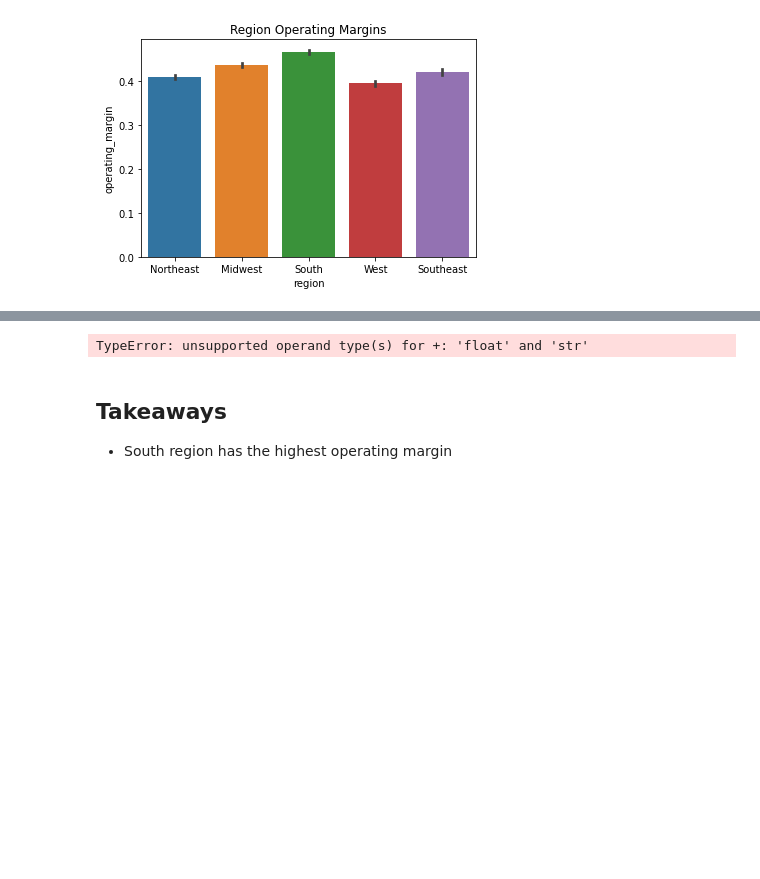
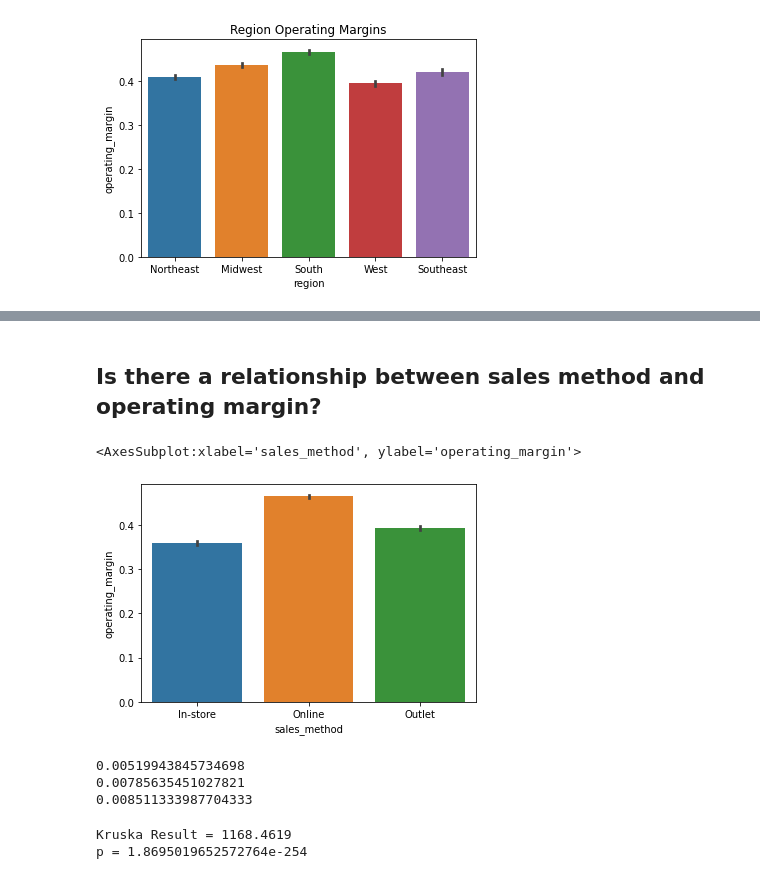
Before and after one commit to allantestaten/adidas_classification, a Jupyter notebook: scratch_notebook.ipynb, the cells around one changed output, grey strips where cells are left out. Cells and saved outputs as stored; diff of their text form; code cells hidden in the pictures; blank space fills up the shorter version.

```diff
--- a/scratch_notebook.ipynb
+++ b/scratch_notebook.ipynb
@@ -311,0 +393,9 @@ sns.barplot(data=train, x="region", y="operating_margin").set(title= "Region Ope
+# %% [markdown]
+## Is there a relationship between sales method and operating margin?
+# %%
+# Bar chart of operating margin for retailers
+sns.barplot(data=train,
+    x="sales_method", y="operating_margin")
+# %% [output]
+<AxesSubplot:xlabel='sales_method', ylabel='operating_margin'>
+[figure, added]
@@ -312,11 +407,19 @@ sns.barplot(data=train, x="region", y="operating_margin").set(title= "Region Ope
+# %%
+# find variances of each region
+for df in (in_store,online,outlet):
+    # printing number of unique values for each categorial variable
+    print( df.var())
+# %% [output]
+0.00519943845734698
+0.00785635451027821
+0.008511333987704333
 # %%
 # statistical test /#pearsonr test
-corr, p = stats.pearsonr(train['region'], train.operating_margin)
-print(f'Correlation Strength = {corr:.4f}')
+results, p = stats.kruskal(in_store,online,outlet)
+
+# print results of statistical test
+print(f'Kruska Result = {results:.4f}')
 print(f'p = {p}')
 # %% [output]
-TypeError: unsupported operand type(s) for +: 'float' and 'str'
+Kruska Result = 1168.4619
+p = 1.8695019652572764e-254
-# %% [markdown]
-##  Takeaways
-
-- South region has the highest operating margin
```
Also changed, not shown: parts of 21 cells of this notebook.
